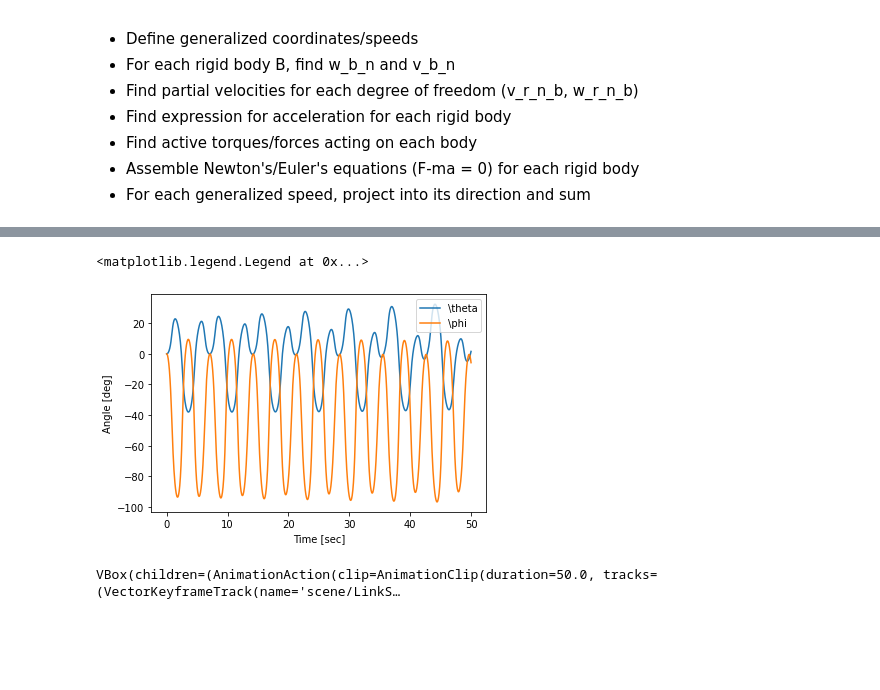
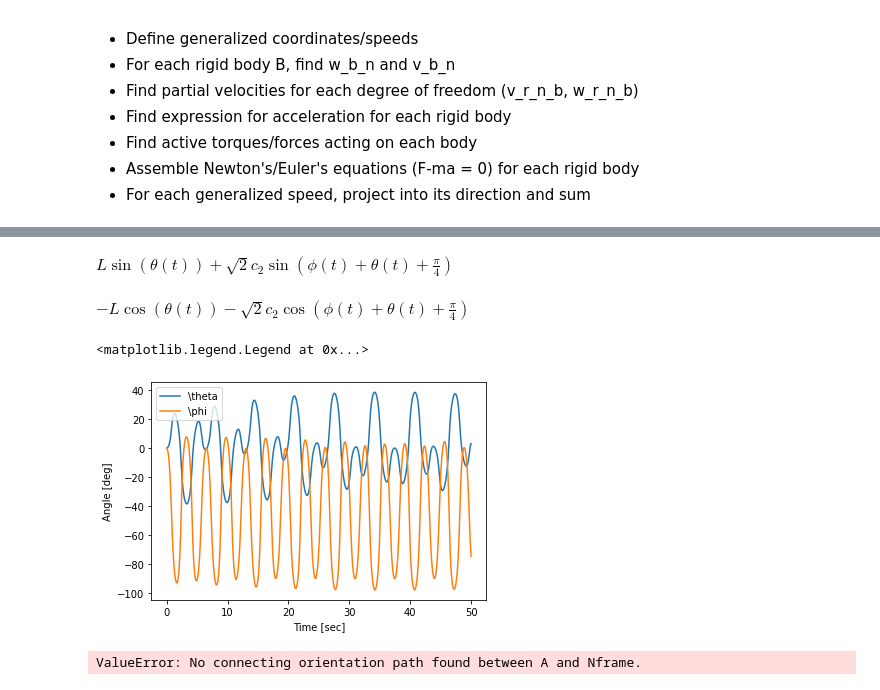
Before and after one commit to BAmercury/MasterClass, a Jupyter notebook: Kane_Examples/overview_tutorial.ipynb, the cells around one changed output, grey strips where cells are left out. Drawn from its saved outputs; the diff is of its cells as text; code cells hidden in the pictures; blank space fills up the shorter version.

```diff
--- a/Kane_Examples/overview_tutorial.ipynb
+++ b/Kane_Examples/overview_tutorial.ipynb
@@ -242,31 +231,39 @@ $\displaystyle \left[\begin{matrix}- Ig \frac{d}{d t} \operatorname{u_{1}}{\left
+# %%
+trigsimp(C.pos_from(O) & N.x)
+# %% [output]
+$\displaystyle L \sin{\left(\theta{\left(t \right)} \right)} + \sqrt{2} c_{2} \sin{\left(\phi{\left(t \right)} + \theta{\left(t \right)} + \frac{\pi}{4} \right)}$
+# %%
+trigsimp(C.pos_from(O) & N.y)
+# %% [output]
+$\displaystyle - L \cos{\left(\theta{\left(t \right)} \right)} - \sqrt{2} c_{2} \cos{\left(\phi{\left(t \right)} + \theta{\left(t \right)} + \frac{\pi}{4} \right)}$
 # %%
 # Obtain mass matrix and forcing vector
 mm = trigsimp(kane.mass_matrix_full)
 fm = trigsimp(kane.forcing_full)
 
 # List of all constants
-constants = [L, mg, Ic, a, mc, Ic, g]
-num_constants = array([12, 0, 0, 6, 10, 60, 9,81])
+constants = [L, c1, m, Ia, a, c2, M, Ib, g]
+numerical_constants = array([12, 6, 0, 0, 6, 3, 10, 60, 9.81])
 
 # Generate RHS
-rhs_eqns = generate_ode_function(fm, gen_coordinates, gen_speeds, constants, mass_matrix = mm)
+rhs = generate_ode_function(fm, coordinates, speeds, constants, mass_matrix = mm)
 
 # Define initial conditions
 x0 = zeros(4)
 # Time
 t = linspace(0, 50, 1000)
 
-rhs_eqns(x0, 0.0, num_constants)
+rhs(x0, 0.0, numerical_constants)
 
-y = odeint(rhs_eqns, x0, t, args=(num_constants, ))
+y = odeint(rhs, x0, t, args=(numerical_constants, ))
 
 plt.plot(t, rad2deg(y[:,:2])) # first two columns of y contain theta and phi
 plt.xlabel('Time [sec]')
 plt.ylabel('Angle [deg]')
 plt.legend(["{}".format(vlatex(c)) for c in gen_coordinates])
 # %% [output]
 <matplotlib.legend.Legend at 0x...>
-[figure, old version]
+[figure, new version]
 # %%
 # 3D Vs
 from pydy.viz.shapes import Cylinder, Cube
@@ -276,16 +273,16 @@ import pydy.viz.scene
 from pydy.viz.scene import Scene
 import pythreejs
 
-constants_dict = dict(zip(constants, num_constants))
+constants_dict = dict(zip(constants, numerical_constants))
 
 link_shape = Cylinder(name='LinkShape', length=constants_dict[L], radius = 0.1, color = 'gray')
 block_shape = Cube(name='BlockShape', length=constants_dict[a], color = 'blue')
-lvf = VisualizationFrame('Link', Gframe, G, link_shape)
-cvf = VisualizationFrame('Block', Cframe, C, block_shape)
+lvf = VisualizationFrame('Link', A, G, link_shape)
+cvf = VisualizationFrame('Block', B, C, block_shape)
 
-scene = Scene(Nframe, O)
+scene = Scene(N, O)
 scene.visualization_frames = [lvf, cvf]
-scene.states_symbols = gen_coordinates + gen_speeds
+scene.states_symbols = coordinates + speeds
 scene.constants = constants_dict
 scene.states_trajectories = y
 scene.times = t
@@ -294,4 +291,4 @@ scene.display_jupyter(axes_arrow_length=5.0)
 #scene.display()
 #scene.display_jupyter(axes_arrow_length=None)
 # %% [output]
-VBox(children=(AnimationAction(clip=AnimationClip(duration=50.0, tracks=(VectorKeyframeTrack(name='scene/LinkS…
+ValueError: No connecting orientation path found between A and Nframe.
```
Also changed, not shown: parts of 2 cells of this notebook.
